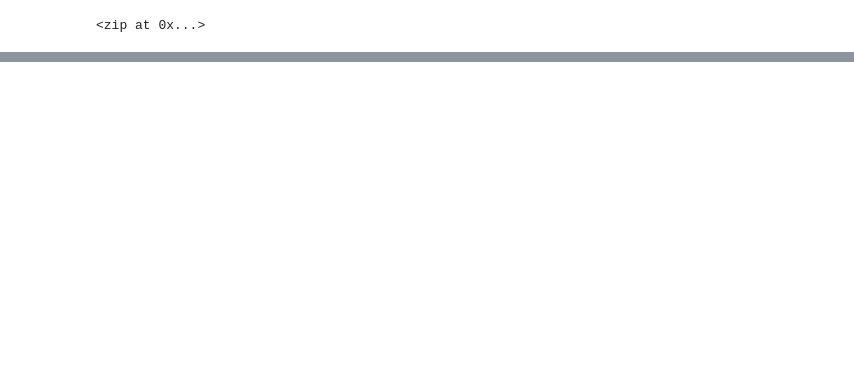
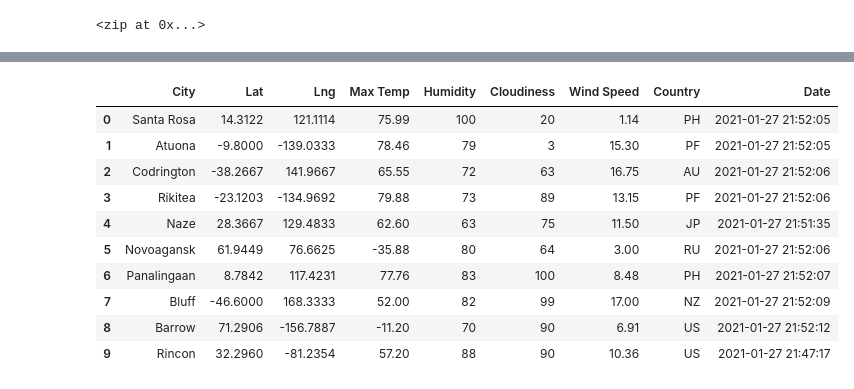
Before and after one commit to thorson-skywalker/World_Weather_Analysis, a Jupyter notebook: WeatherPy.ipynb, the cells around one changed output, grey strips where cells are left out. Saved outputs shown, nothing was run; the diff lists cells and outputs as text; code cells hidden in the pictures; blank space fills up the shorter version.

```diff
--- a/WeatherPy.ipynb
+++ b/WeatherPy.ipynb
@@ -31,0 +115,17 @@ len(cities)
+# %%
+# Add data to a list in dicitonary format and convert to dataframe
+# Convert the array of dictionaries to a Pandas DataFrame.
+city_data_df = pd.DataFrame(city_data)
+city_data_df.head(10)
+# %% [output]
+|  | City | Lat | Lng | Max Temp | Humidity | Cloudiness | Wind Speed | Country | Date |
+| 0 | Santa Rosa | 14.3122 | 121.1114 | 75.99 | 100 | 20 | 1.14 | PH | 2021-01-27 21:52:05 |
+| 1 | Atuona | -9.8000 | -139.0333 | 78.46 | 79 | 3 | 15.30 | PF | 2021-01-27 21:52:05 |
+| 2 | Codrington | -38.2667 | 141.9667 | 65.55 | 72 | 63 | 16.75 | AU | 2021-01-27 21:52:06 |
+| 3 | Rikitea | -23.1203 | -134.9692 | 79.88 | 73 | 89 | 13.15 | PF | 2021-01-27 21:52:06 |
+| 4 | Naze | 28.3667 | 129.4833 | 62.60 | 63 | 75 | 11.50 | JP | 2021-01-27 21:51:35 |
+| 5 | Novoagansk | 61.9449 | 76.6625 | -35.88 | 80 | 64 | 3.00 | RU | 2021-01-27 21:52:06 |
+| 6 | Panalingaan | 8.7842 | 117.4231 | 77.76 | 83 | 100 | 8.48 | PH | 2021-01-27 21:52:07 |
+| 7 | Bluff | -46.6000 | 168.3333 | 52.00 | 82 | 99 | 17.00 | NZ | 2021-01-27 21:52:09 |
+| 8 | Barrow | 71.2906 | -156.7887 | -11.20 | 70 | 90 | 6.91 | US | 2021-01-27 21:52:12 |
+| 9 | Rincon | 32.2960 | -81.2354 | 57.20 | 88 | 90 | 10.36 | US | 2021-01-27 21:47:17 |
```
Also changed, not shown: parts of 7 cells of this notebook, 3 other files.
